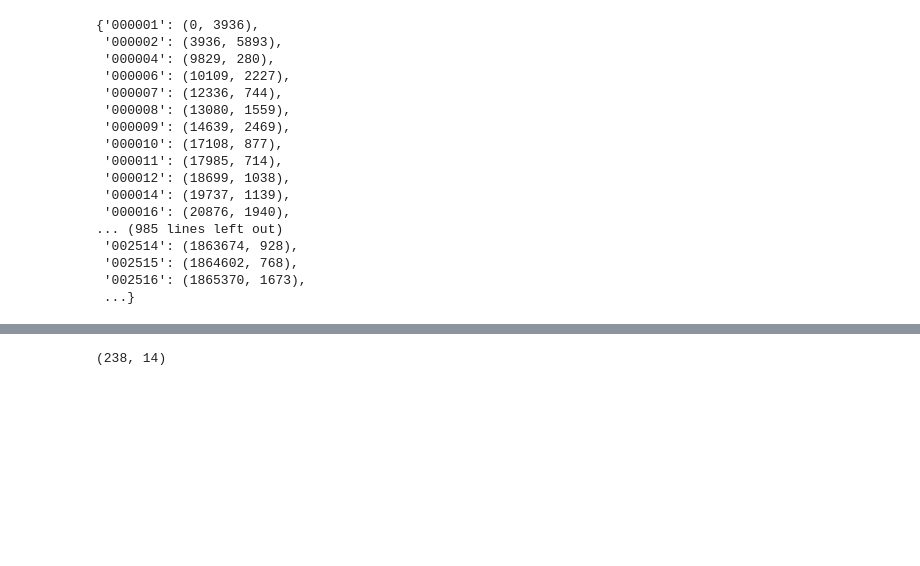
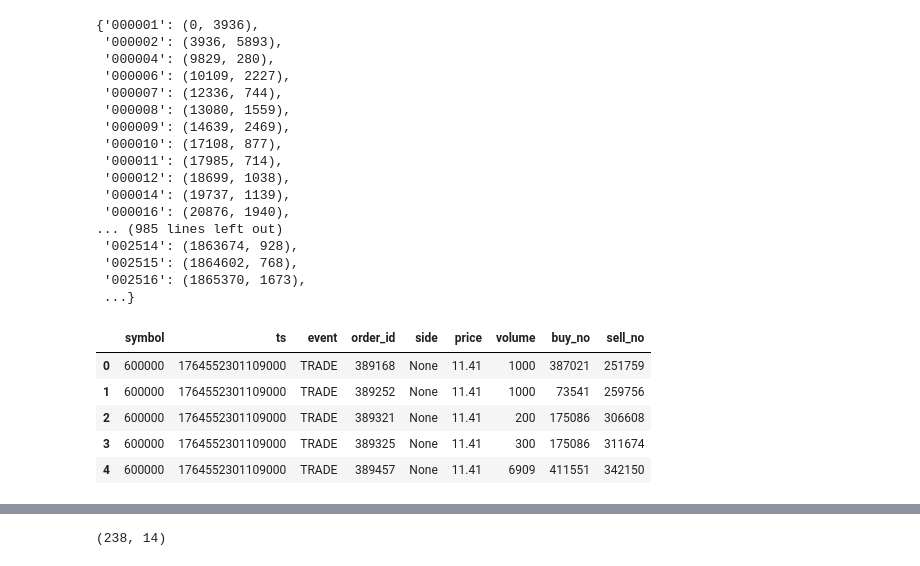
Before and after one commit to UlricWu/min_quant, a Jupyter notebook: pipeline.ipynb, the cells around one changed output, grey strips where cells are left out. Saved outputs shown, nothing was run; the diff lists cells and outputs as text; code cells hidden in the pictures; blank space fills up the shorter version.

```diff
--- a/pipeline.ipynb
+++ b/pipeline.ipynb
@@ -1210,0 +1212,12 @@ import pyarrow.parquet as pq
+# %%
+path = '~/data/canonical/2015-01-01/sh_trade.parquet'
+table = pq.read_table(path)
+p = table.to_pandas()
+p.head()
+# %% [output]
+|  | symbol | ts | event | order_id | side | price | volume | buy_no | sell_no |
+| 0 | 600000 | 1764552301109000 | TRADE | 389168 | None | 11.41 | 1000 | 387021 | 251759 |
+| 1 | 600000 | 1764552301109000 | TRADE | 389252 | None | 11.41 | 1000 | 73541 | 259756 |
+| 2 | 600000 | 1764552301109000 | TRADE | 389321 | None | 11.41 | 200 | 175086 | 306608 |
+| 3 | 600000 | 1764552301109000 | TRADE | 389325 | None | 11.41 | 300 | 175086 | 311674 |
+| 4 | 600000 | 1764552301109000 | TRADE | 389457 | None | 11.41 | 6909 | 411551 | 342150 |
```
Also changed, not shown: parts of 7 cells of this notebook, 6 other files.
